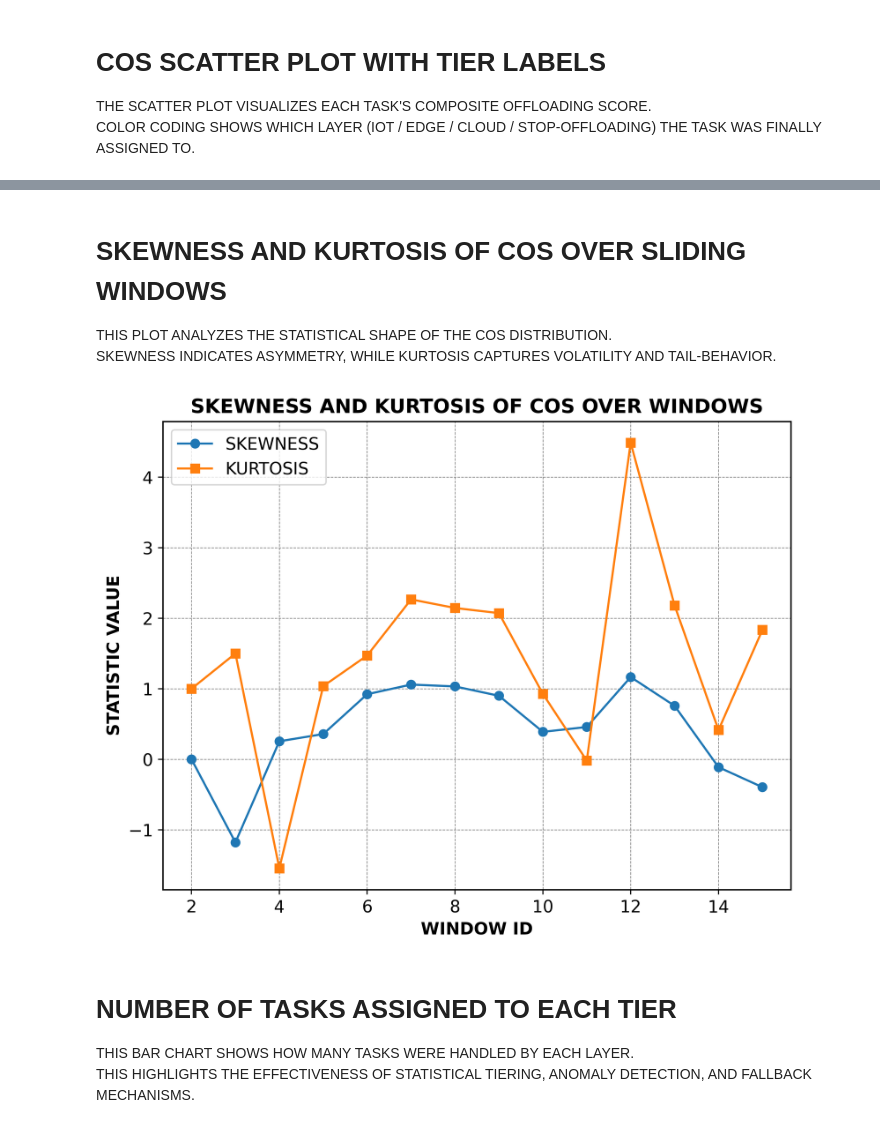
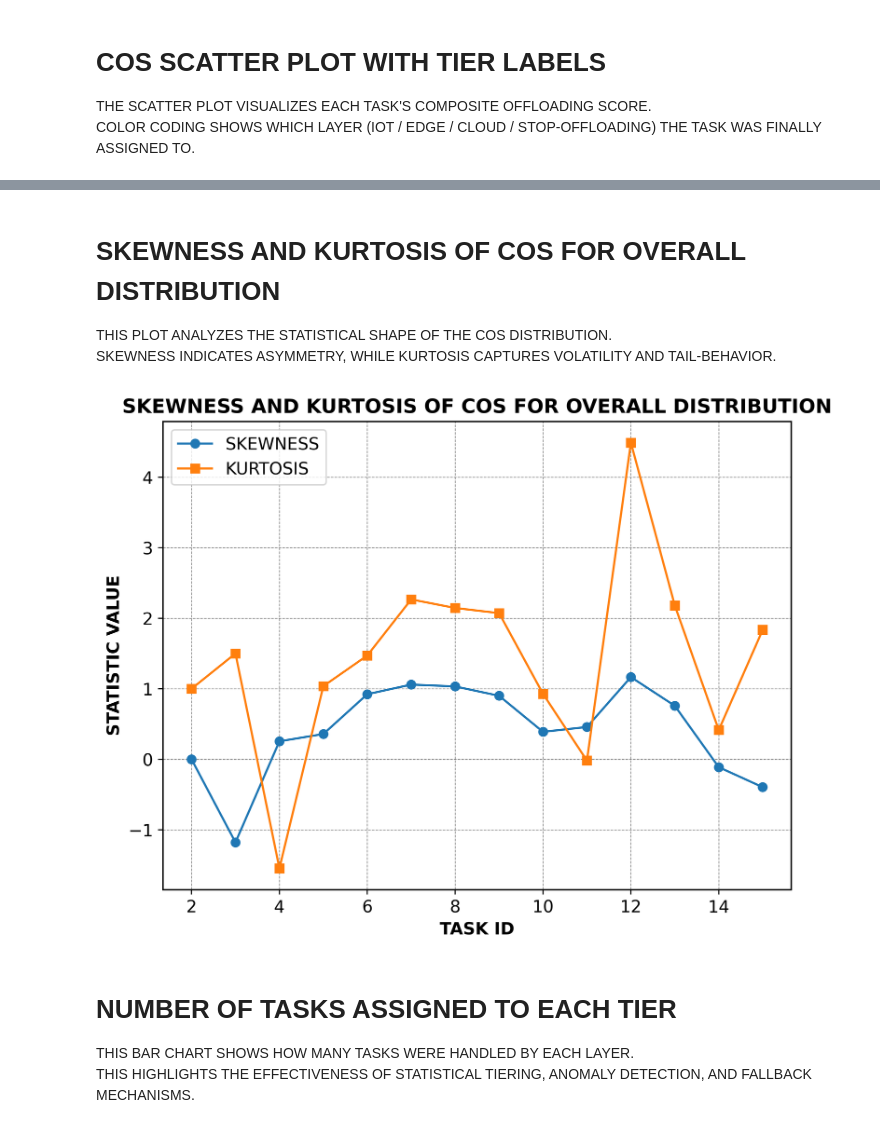
Before and after one commit to DaRkSouL36/SML-OA, a Jupyter notebook: ILLUSTRATION.ipynb, the cells around one changed output, grey strips where cells are left out. Saved outputs shown, nothing was run; the diff lists cells and outputs as text; code cells hidden in the pictures.

```diff
--- a/ILLUSTRATION.ipynb
+++ b/ILLUSTRATION.ipynb
@@ -448,7 +448,7 @@ for idx, row in df_new_tasks.iterrows():
     end_idx = idx  # INCLUSIVE
 
     window_df = df_new_tasks.loc[start_idx:end_idx].copy()
-    window_id = end_idx + 1  # 1-BASED WINDOW ID FOR LOGGING
+    window_id = (task_id - 1) // WINDOW_SIZE + 1
 
     # -------------------------------
     # NORMALIZE S, R, T WITHIN CURRENT WINDOW
@@ -648,21 +663,21 @@ plt.show()
 # %% [markdown]
-# SKEWNESS AND KURTOSIS OF COS OVER SLIDING WINDOWS
+# SKEWNESS AND KURTOSIS OF COS FOR OVERALL DISTRIBUTION
 
 THIS PLOT ANALYZES THE STATISTICAL SHAPE OF THE COS DISTRIBUTION.
 SKEWNESS INDICATES ASYMMETRY, WHILE KURTOSIS CAPTURES VOLATILITY AND TAIL-BEHAVIOR.
 # %%
 plt.figure(figsize=(8, 6), dpi=500)
-plt.plot(df_log["Window_ID"], df_log["Skewness"], marker="o", label="SKEWNESS")
-plt.plot(df_log["Window_ID"], df_log["Kurtosis"], marker="s", label="KURTOSIS")
+plt.plot(df_log["Task_ID"], df_log["Skewness"], marker="o", label="SKEWNESS")
+plt.plot(df_log["Task_ID"], df_log["Kurtosis"], marker="s", label="KURTOSIS")
 
-plt.xlabel("WINDOW ID", fontsize=12)
+plt.xlabel("TASK ID", fontsize=12)
 plt.ylabel("STATISTIC VALUE", fontsize=12)
-plt.title("SKEWNESS AND KURTOSIS OF COS OVER WINDOWS", fontsize=14)
+plt.title("SKEWNESS AND KURTOSIS OF COS FOR OVERALL DISTRIBUTION", fontsize=14)
 plt.legend(fontsize=12)
 plt.grid(True, linestyle='--', linewidth=0.5)
 plt.show()
 # %% [output]
-[figure, old version]
+[figure, new version]
 # %% [markdown]
 # NUMBER OF TASKS ASSIGNED TO EACH TIER
 
```
Also changed, not shown: parts of 6 cells of this notebook.
